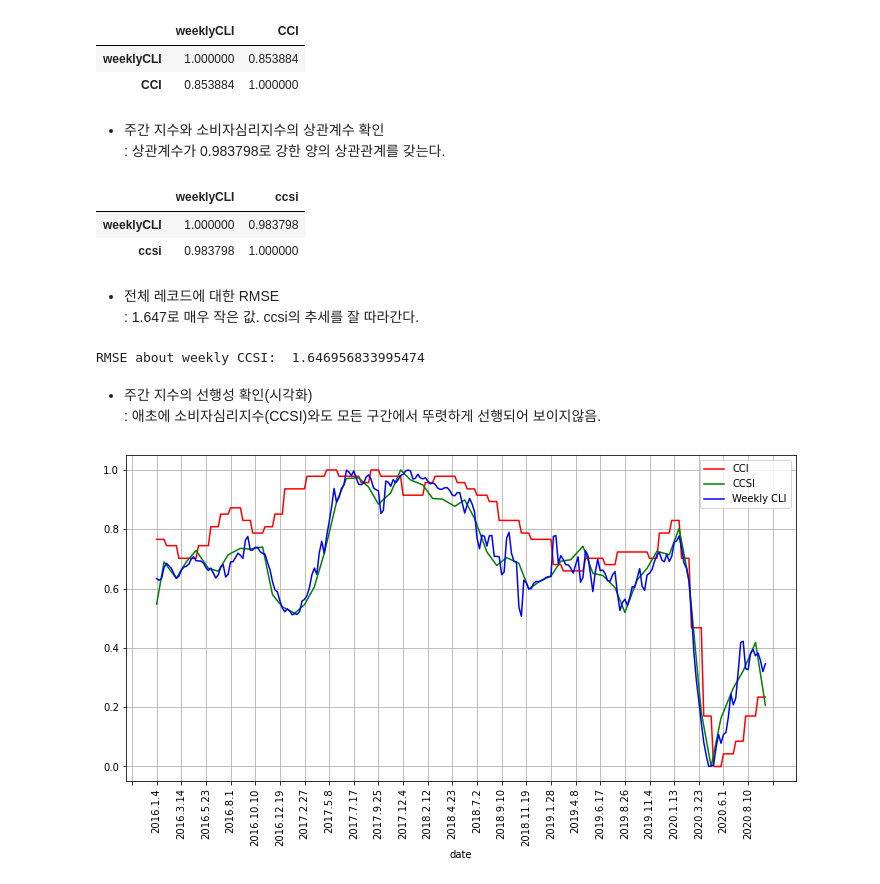
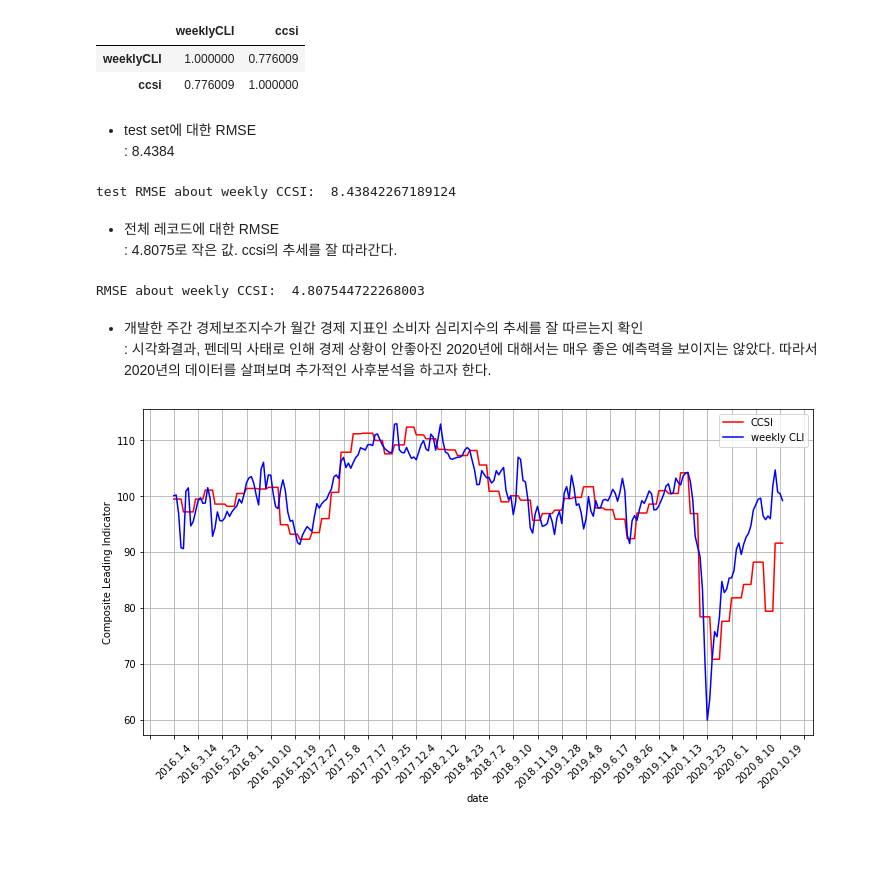
Before and after one commit to 2hyes/CLI-development, a Jupyter notebook: demonstrate-CLI-validity.ipynb, the cells around one changed output. Cells and saved outputs as stored; diff of their text form; code cells hidden in the pictures; blank space fills up the shorter version.

```diff
--- a/demonstrate-CLI-validity.ipynb
+++ b/demonstrate-CLI-validity.ipynb
@@ -33,3 +7,0 @@ conn.close()
-# %%
-# 주간 지수
-weeklyCLI = pickle.load(open('./weekly_CLItable.pkl','rb'))
@@ -52,0 +10,5 @@ final.head()
+# %%
+# 최종 모델
+model = pickle.load(open('./final_model.pkl','rb'))
+# 생성한 주간 지수 값 테이블
+weeklydata = pickle.load(open('./final_table.pkl','rb'))
@@ -58,25 +60,20 @@ final.head()
 # %%
-final[['weeklyCLI', 'CCI']].corr(method = 'pearson')
+test[['weeklyCLI', 'ccsi']].corr(method = 'pearson')
 # %% [output]
-|  | weeklyCLI | CCI |
-| weeklyCLI | 1.000000 | 0.853884 |
-| CCI | 0.853884 | 1.000000 |
+|  | weeklyCLI | ccsi |
+| weeklyCLI | 1.000000 | 0.776009 |
+| ccsi | 0.776009 | 1.000000 |
-# %% [markdown]
-* 주간 지수와 소비자심리지수의 상관계수 확인 <br>
-: 상관계수가 0.983798로 강한 양의 상관관계를 갖는다.
-# %%
-final[['weeklyCLI', 'ccsi']].corr(method = 'pearson')
-# %% [output]
-|  | weeklyCLI | ccsi |
-| weeklyCLI | 1.000000 | 0.983798 |
-| ccsi | 0.983798 | 1.000000 |
+# %% [markdown]
+* test set에 대한 RMSE <br>
+: 8.4384
+# %%
+print("test RMSE about weekly CCSI: ", np.sqrt(mean_squared_error(test['weeklyCLI'], test['ccsi'])))
+# %% [output]
+test RMSE about weekly CCSI:  8.43842267189124
 # %% [markdown]
 * 전체 레코드에 대한 RMSE <br>
-: 1.647로 매우 작은 값. ccsi의 추세를 잘 따라간다.
+: 4.8075로 작은 값. ccsi의 추세를 잘 따라간다.
 # %%
-print("RMSE about weekly CCSI: ", np.sqrt(mean_squared_error(final['weeklyCLI'], final['ccsi'])))
+print("RMSE about weekly CCSI: ", np.sqrt(mean_squared_error(weeklydata['weeklyCLI'], weeklydata['ccsi'])))
 # %% [output]
-RMSE about weekly CCSI:  1.646956833995474
+RMSE about weekly CCSI:  4.807544722268003
-# %% [markdown]
-* 주간 지수의 선행성 확인(시각화) <br>
-: 애초에 소비자심리지수(CCSI)와도 모든 구간에서 뚜렷하게 선행되어 보이지않음.
@@ -86,15 +80,18 @@ final[['weeklyCLI', 'CCI','ccsi']] = scaler.fit_transform( final[['weeklyCLI', '
+# %% [markdown]
+* 개발한 주간 경제보조지수가 월간 경제 지표인 소비자 심리지수의 추세를 잘 따르는지 확인<br>
+: 시각화결과, 펜데믹 사태로 인해 경제 상황이 안좋아진 2020년에 대해서는 매우 좋은 예측력을 보이지는 않았다. 따라서 2020년의 데이터를 살펴보며 추가적인 사후분석을 하고자 한다.
 # %%
 plt.rcParams["figure.figsize"] = (12, 6)
-plt.plot(final['date'], final['CCI'], color = 'red', label = 'CCI')
-plt.plot(final['date'], final['ccsi'], color = 'green', label = 'CCSI')
-plt.plot(final['date'], final['weeklyCLI'], color = 'blue', label = 'Weekly CLI')
+plt.plot(weeklydata['date'], weeklydata['ccsi'], color = 'red', label = 'CCSI')
+plt.plot(weeklydata['date'], weeklydata['weeklyCLI'], color = 'blue', label = 'weekly CLI')
 plt.xlabel("date")
+plt.ylabel("Composite Leading Indicator")
 ax = plt.subplot()
 ax.xaxis.set_major_locator(plt.MultipleLocator(10))
 for label in ax.xaxis.get_ticklabels() :
-    label.set_rotation(90)
+    label.set_rotation(45)
 plt.grid(True)
 plt.legend()
 plt.show()
 # %% [output]
-[figure, old version]
+[figure, new version]
```
Also changed, not shown: parts of 12 cells of this notebook, 2 other files.
